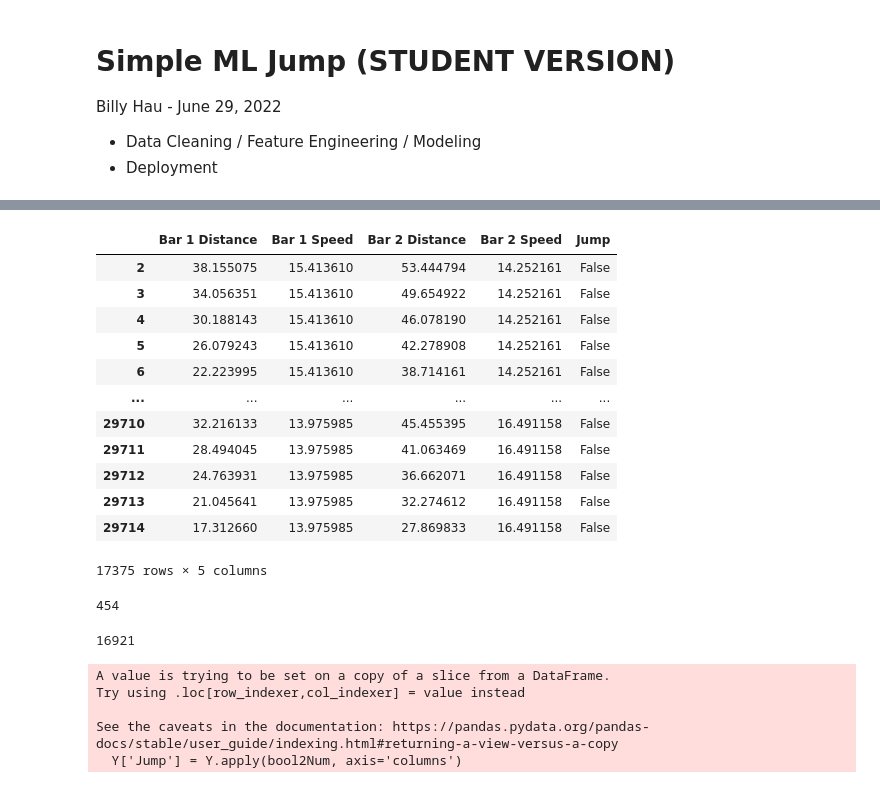
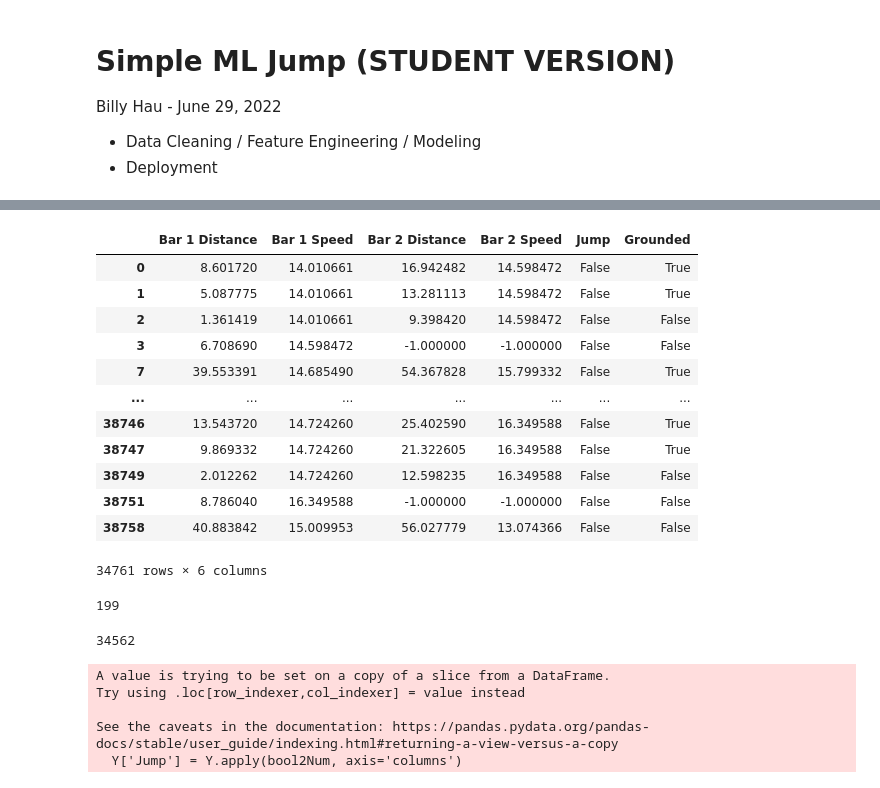
Before and after one commit to sdip15fa/kaggle, a Jupyter notebook: ml-jump/Notebook/Simple ML Jump - STUDENT STARTER SKLEARN v2.ipynb, the cells around one changed output, grey strips where cells are left out. Saved outputs shown, nothing was run; the diff lists cells and outputs as text; code cells hidden in the pictures.

```diff
--- a/ml-jump/Notebook/Simple ML Jump - STUDENT STARTER SKLEARN v2.ipynb
+++ b/ml-jump/Notebook/Simple ML Jump - STUDENT STARTER SKLEARN v2.ipynb
@@ -38,2 +38,14 @@ df
 # %%
 # What do each of the columns mean?
+# %%
+jump = df[df['Jump'] == True]
+dead = jump['Dead']
+# dead.value_counts()
+for i in range(dead.shape[0]):
+    # print(jump.index[i])
+    try:
+        if any(any(df['Dead'][jump.index[i + y] + x] for x in range(0, 11)) for y in range(0, 2)) or not any(df['Scored'][jump.index[i] + x] for x in range(0, 5)):
+            df.drop(df[df.index == jump.index[i]].index, inplace=True)
+    except:
+        pass
+df
@@ -40,12 +66,10 @@ df
 # %%
-jump = df[df['Jump'] == True]
-dead = jump['Dead'].to_numpy()
 # dead.value_counts()
-for i in range(dead.shape[0]):
+for i in range(df.shape[0]):
     # print(jump.index[i])
     try:
-        if any(df['Dead'][jump.index[i] + x] for x in range(0, 11)):
-            df.drop(df[df.index == jump.index[i]].index, inplace=True)
+        if any(df['Dead'][df.index[i] + x] for x in range(0, 6)):
+            df.drop(df[df.index == df.index[i]].index, inplace=True)
     except:
         pass
 df
@@ -109,33 +90,32 @@ df
 # %%
 # Are there data we don't care about?
 df.drop(df[df['Dead'] == True].index, inplace=True)
-df.drop(df[df['Grounded'] == False].index, inplace=True)
-df = df.drop(["Grounded", "Dead", "Scored"], inplace=False, axis=1)
+df = df.drop(["Dead", "Scored"], inplace=False, axis=1)
 df
 # %% [output]
-|  | Bar 1 Distance | Bar 1 Speed | Bar 2 Distance | Bar 2 Speed | Jump |
-| 2 | 38.155075 | 15.413610 | 53.444794 | 14.252161 | False |
-| 3 | 34.056351 | 15.413610 | 49.654922 | 14.252161 | False |
-| 4 | 30.188143 | 15.413610 | 46.078190 | 14.252161 | False |
-| 5 | 26.079243 | 15.413610 | 42.278908 | 14.252161 | False |
-| 6 | 22.223995 | 15.413610 | 38.714161 | 14.252161 | False |
-| ... | ... | ... | ... | ... | ... |
-| 29710 | 32.216133 | 13.975985 | 45.455395 | 16.491158 | False |
-| 29711 | 28.494045 | 13.975985 | 41.063469 | 16.491158 | False |
-| 29712 | 24.763931 | 13.975985 | 36.662071 | 16.491158 | False |
-| 29713 | 21.045641 | 13.975985 | 32.274612 | 16.491158 | False |
-| 29714 | 17.312660 | 13.975985 | 27.869833 | 16.491158 | False |
+|  | Bar 1 Distance | Bar 1 Speed | Bar 2 Distance | Bar 2 Speed | Jump | Grounded |
+| 0 | 8.601720 | 14.010661 | 16.942482 | 14.598472 | False | True |
+| 1 | 5.087775 | 14.010661 | 13.281113 | 14.598472 | False | True |
+| 2 | 1.361419 | 14.010661 | 9.398420 | 14.598472 | False | False |
+| 3 | 6.708690 | 14.598472 | -1.000000 | -1.000000 | False | False |
+| 7 | 39.553391 | 14.685490 | 54.367828 | 15.799332 | False | True |
+| ... | ... | ... | ... | ... | ... | ... |
+| 38746 | 13.543720 | 14.724260 | 25.402590 | 16.349588 | False | True |
+| 38747 | 9.869332 | 14.724260 | 21.322605 | 16.349588 | False | True |
+| 38749 | 2.012262 | 14.724260 | 12.598235 | 16.349588 | False | False |
+| 38751 | 8.786040 | 16.349588 | -1.000000 | -1.000000 | False | False |
+| 38758 | 40.883842 | 15.009953 | 56.027779 | 13.074366 | False | False |
-17375 rows × 5 columns
+34761 rows × 6 columns
 # %%
 jumpCount = df[df['Jump'] == True].shape[0]
 jumpCount
 # %% [output]
-454
+199
 # %%
 noJumpCount = df[df['Jump'] == False].shape[0]
 noJumpCount
 # %% [output]
-16921
+34562
 # %%
 df_toDrop = df[df['Jump'] == False].sample(noJumpCount - jumpCount)
 df.drop(df_toDrop.index, inplace=True)
```
Also changed, not shown: parts of 6 cells of this notebook, 39 other files.
